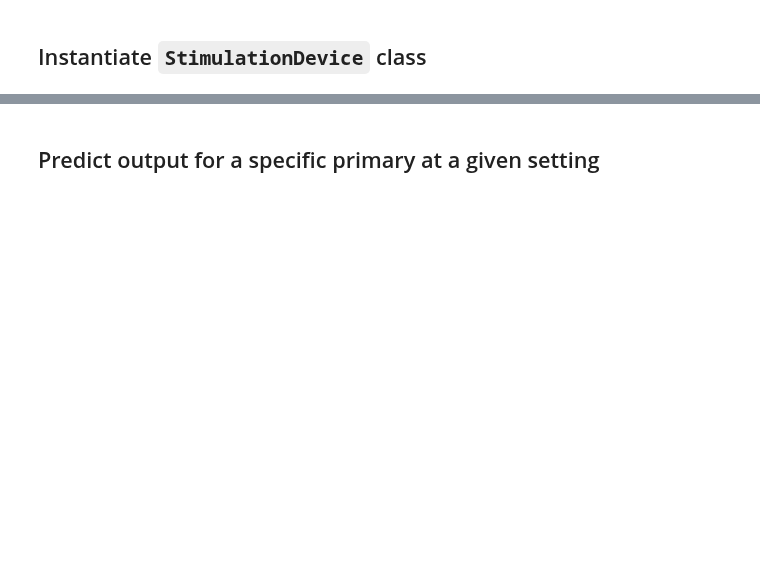
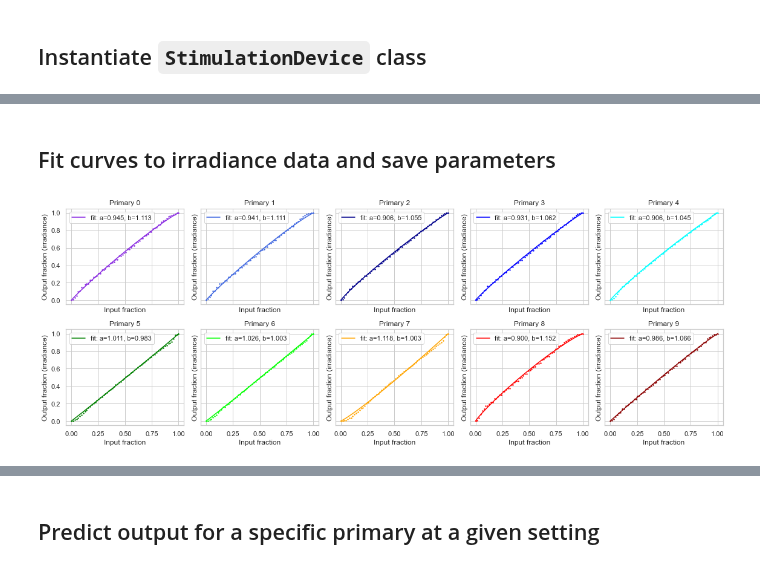
Before and after one commit to PySilentSubstitution/pysilsub, a Jupyter notebook: notebooks/stimulation_device_demo.ipynb, the cells around one changed output, grey strips where cells are left out. Cells and saved outputs as stored; diff of their text form; code cells hidden in the pictures; blank space fills up the shorter version.

```diff
--- a/notebooks/stimulation_device_demo.ipynb
+++ b/notebooks/stimulation_device_demo.ipynb
@@ -54,0 +60,7 @@ fig = device.plot_spds()
+# %% [markdown]
+Fit curves to irradiance data and save parameters
+-------------------------------------------------
+# %%
+_ = device.fit_curves()
+# %% [output]
+[figure, added]
```
Also changed, not shown: parts of 35 cells of this notebook, 7 other files.
